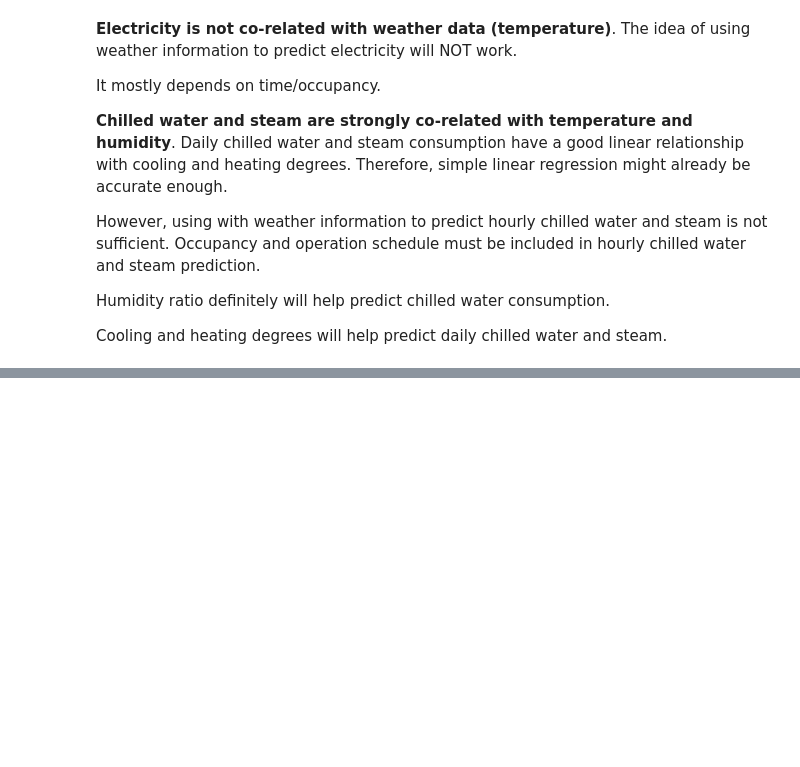
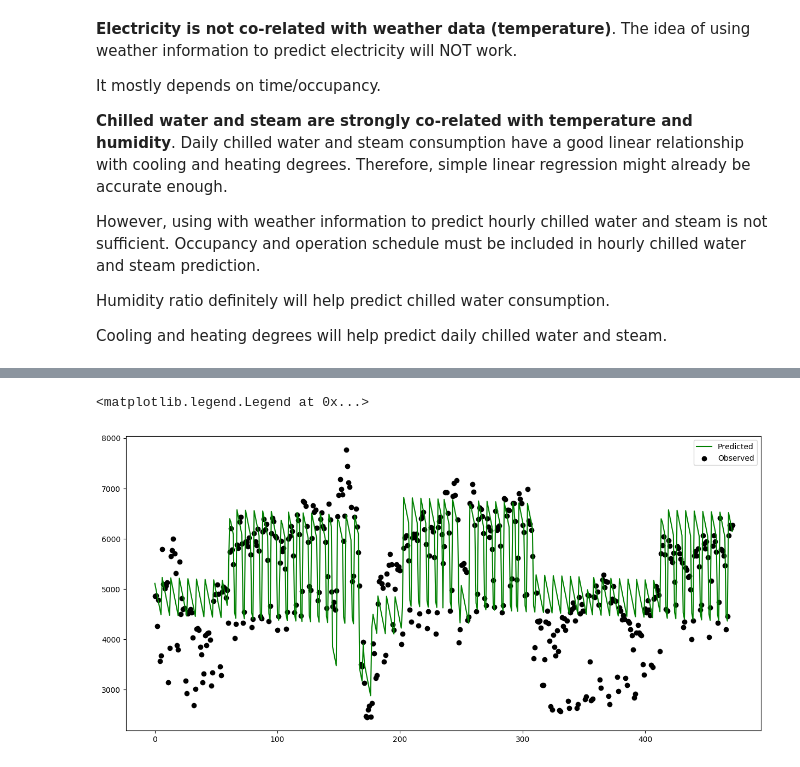
Before and after one commit to louisguitton/ifp-class-ml, a Jupyter notebook: afternoon/Building Energy Demand Prediction.ipynb, the cells around one changed output, grey strips where cells are left out. Cells and saved outputs as stored; diff of their text form; code cells hidden in the pictures; blank space fills up the shorter version.

Commit message:
added linear regression

```diff
--- a/afternoon/Building Energy Demand Prediction.ipynb
+++ b/afternoon/Building Energy Demand Prediction.ipynb
@@ -232 +258,11 @@ Cooling and heating degrees will help predict daily chilled water and steam.
+# %%
+def addDailyTimeFeatures(df):
+    df['weekday'] = df.index.weekday
+    df['day'] = df.index.dayofyear
+    df['week'] = df.index.weekofyear
+    return df
+
+dailyElectricity = addDailyTimeFeatures(dailyElectricity)
+dailyChilledWater = addDailyTimeFeatures(dailyChilledWater)
+dailySteam = addDailyTimeFeatures(dailySteam)
 # %% [markdown]
@@ -233,0 +270,21 @@ Cooling and heating degrees will help predict daily chilled water and steam.
+# %%
+df_elect = dailyElectricity[['weekday', 'day', 'week', 'occupancy', 'electricity-kWh']]
+
+elect_train = pd.DataFrame(data=df_elect, index=np.arange('2012-01', '2013-07', dtype='datetime64[D]')).dropna()
+elect_test = pd.DataFrame(data=df_elect, index=np.arange('2013-07', '2014-11', dtype='datetime64[D]')).dropna()
+
+XX_elect_train = elect_train.drop('electricity-kWh', axis = 1).reset_index().drop('index', axis = 1)
+XX_elect_test = elect_test.drop('electricity-kWh', axis = 1).reset_index().drop('index', axis = 1)
+
+YY_elect_train = elect_train['electricity-kWh']
+YY_elect_test = elect_test['electricity-kWh']
+# %%
+lr_elect = LinearRegression()
+lr_elect.fit(XX_elect_train,YY_elect_train)
+
+y_lr = lr_elect.predict(XX_elect_test)
+
+print("The test score R2: ", lr_elect.score(XX_elect_test, YY_elect_test))
+
+print("The Linear Regression coefficients are")
+pd.DataFrame(list(zip(XX_elect_train.columns, lr_elect.coef_)), columns = ['elect_features', 'linearRegr_Coefficients'])
@@ -233,0 +299,9 @@ Cooling and heating degrees will help predict daily chilled water and steam.
+# %%
+#Plot observed and Predicted electricity value
+fig = plt.figure(figsize=(15,7))
+plt.scatter(XX_elect_test.index, YY_elect_test, label='Observed', color='k')
+plt.plot(XX_elect_test.index, y_lr, label='Predicted', color='g')
+plt.legend(loc='upper right')
+# %% [output]
+<matplotlib.legend.Legend at 0x...>
+[figure, added]
```
Also changed, not shown: parts of 17 cells of this notebook.
